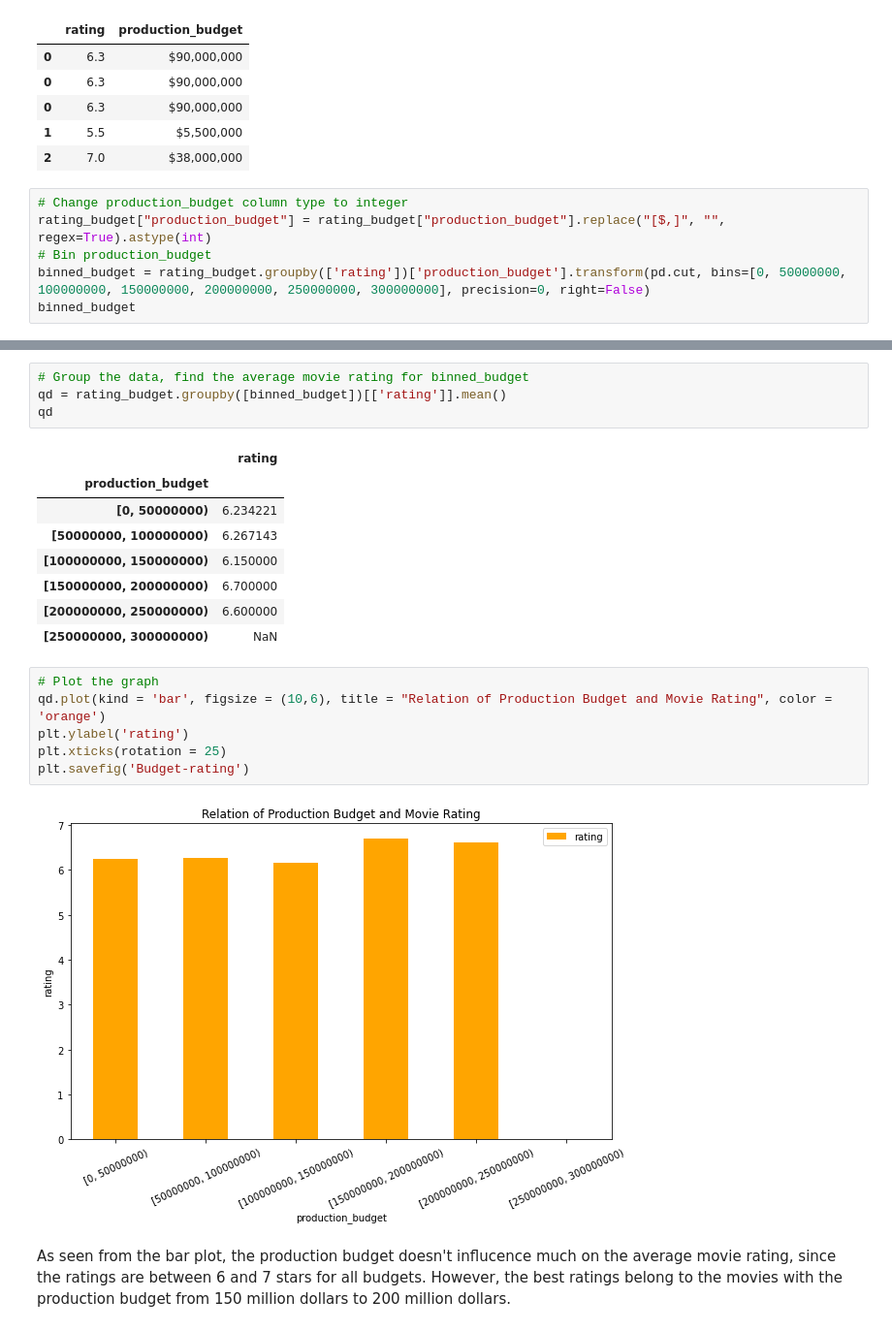
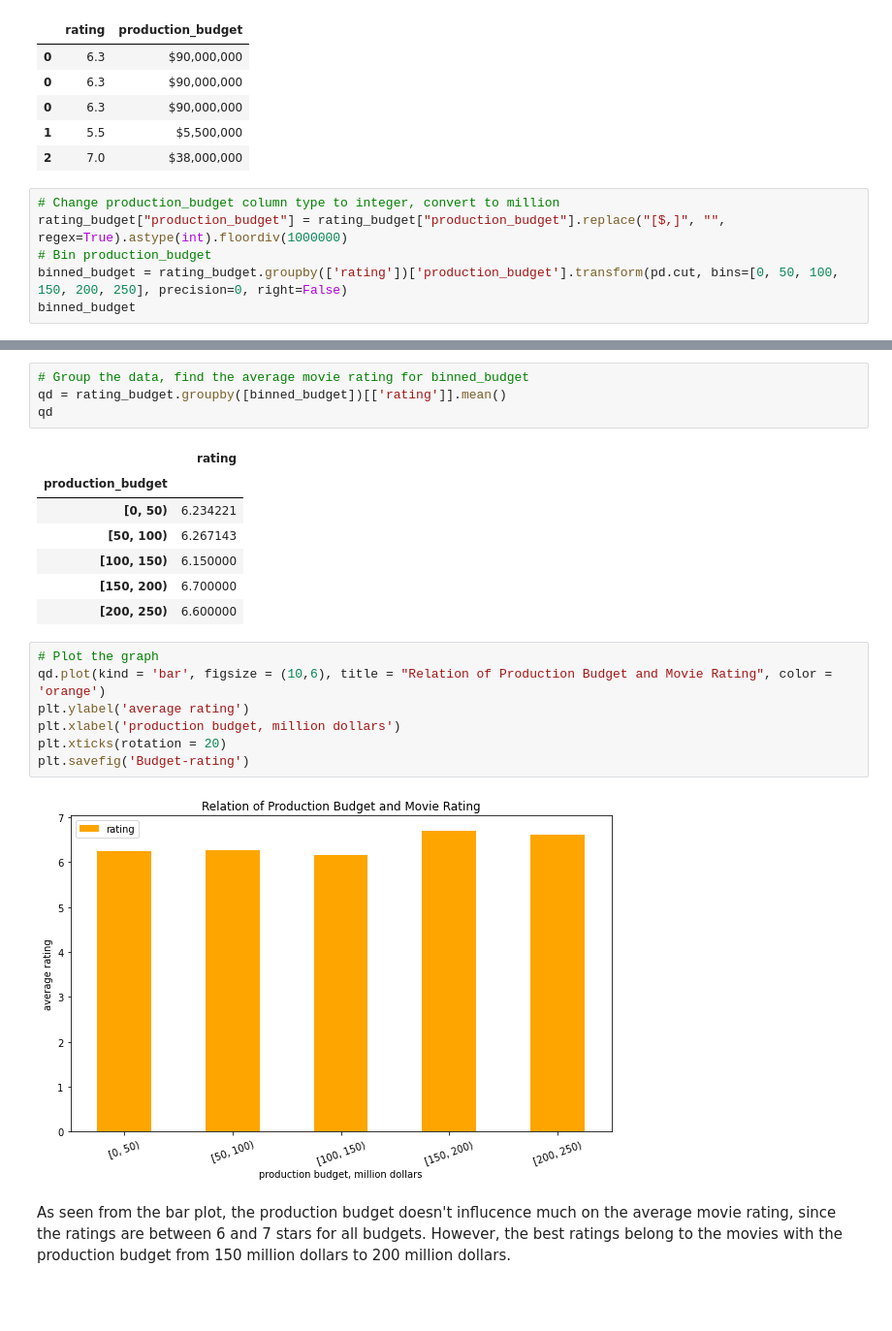
Before and after one commit to VolhaP87/Microsoft_Movie_Analysis, a Jupyter notebook: student.ipynb, the cells around one changed output, grey strips where cells are left out. Shown at 97% size. Cells and saved outputs as stored; diff of their text form; blank space fills up the shorter version.

Commit message:
Visualization Updates

```diff
--- a/student.ipynb
+++ b/student.ipynb
@@ -426,10 +426,10 @@ rating_budget.head()
 | 1 | 5.5 | $5,500,000 |
 | 2 | 7.0 | $38,000,000 |
 # %%
-# Change production_budget column type to integer
-rating_budget["production_budget"] = rating_budget["production_budget"].replace("[$,]", "", regex=True).astype(int)
+# Change production_budget column type to integer, convert to million
+rating_budget["production_budget"] = rating_budget["production_budget"].replace("[$,]", "", regex=True).astype(int).floordiv(1000000)
 # Bin production_budget
-binned_budget = rating_budget.groupby(['rating'])['production_budget'].transform(pd.cut, bins=[0, 50000000, 100000000, 150000000, 200000000, 250000000, 300000000], precision=0, right=False)
+binned_budget = rating_budget.groupby(['rating'])['production_budget'].transform(pd.cut, bins=[0, 50, 100, 150, 200, 250], precision=0, right=False)
 binned_budget
 # %% [output]
 A value is trying to be set on a copy of a slice from a DataFrame.
@@ -457,20 +457,20 @@ qd
 # %% [output]
 |  | rating |
 | production_budget |  |
-| [0, 50000000) | 6.234221 |
-| [50000000, 100000000) | 6.267143 |
-| [100000000, 150000000) | 6.150000 |
-| [150000000, 200000000) | 6.700000 |
-| [200000000, 250000000) | 6.600000 |
-| [250000000, 300000000) | NaN |
+| [0, 50) | 6.234221 |
+| [50, 100) | 6.267143 |
+| [100, 150) | 6.150000 |
+| [150, 200) | 6.700000 |
+| [200, 250) | 6.600000 |
 # %%
 # Plot the graph
 qd.plot(kind = 'bar', figsize = (10,6), title = "Relation of Production Budget and Movie Rating", color = 'orange')
-plt.ylabel('rating')
-plt.xticks(rotation = 25)
+plt.ylabel('average rating')
+plt.xlabel('production budget, million dollars')
+plt.xticks(rotation = 20)
 plt.savefig('Budget-rating')
 # %% [output]
-[figure, old version]
+[figure, new version]
 # %% [markdown]
 As seen from the bar plot, the production budget doesn't influcence much on the average movie rating, since the ratings are between 6 and 7 stars for all budgets. However, the best ratings belong to the movies with the production budget from 150 million dollars to 200 million dollars.
 # %% [markdown]
```
Also changed, not shown: parts of 1 cell of this notebook, 4 other files.
